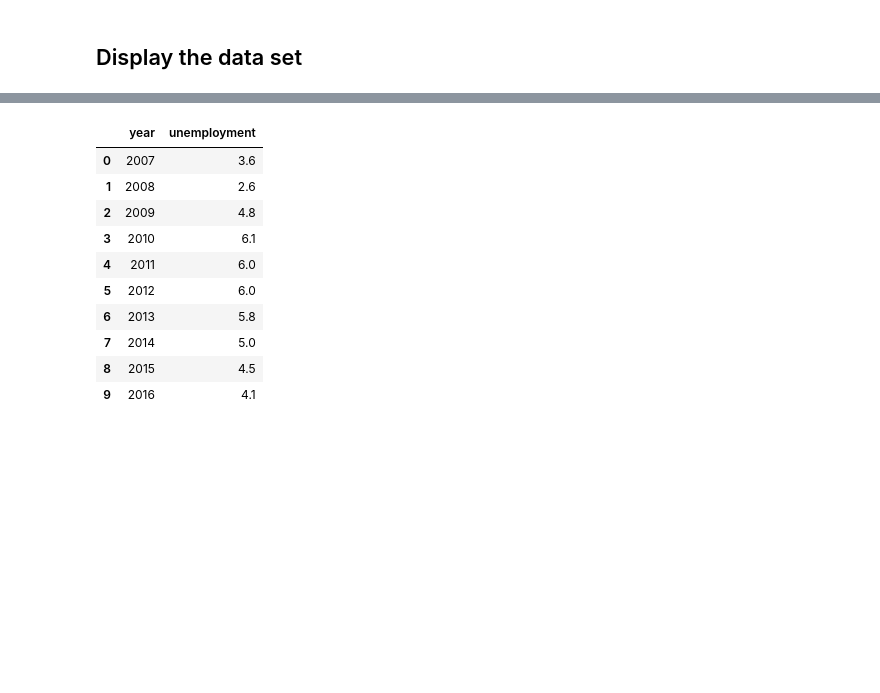
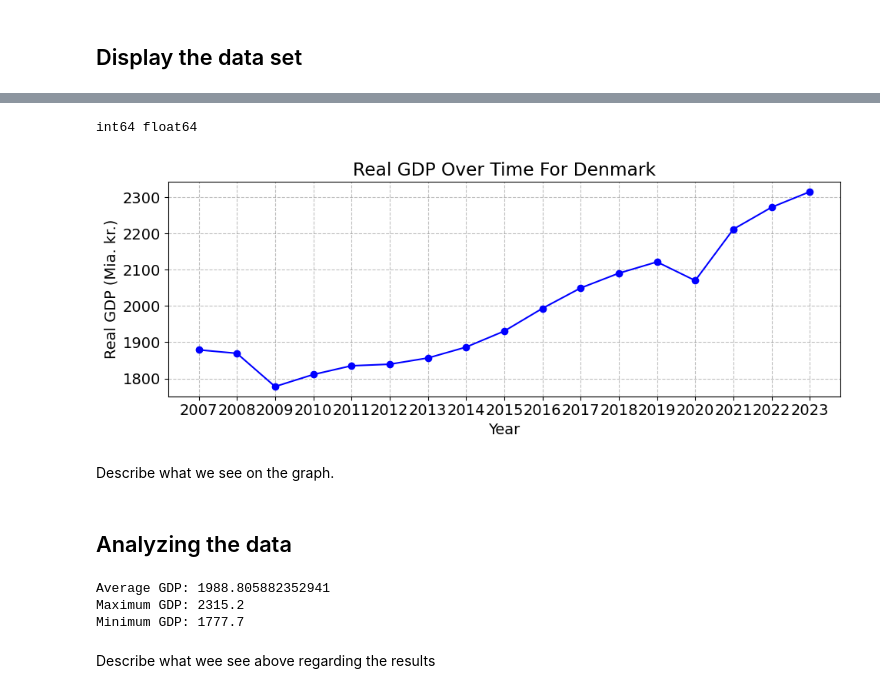
Before and after one commit to NumEconCopenhagen/projects-2024-sulaiman-phil-og-rabiah, a Jupyter notebook: dataproject/dataproject.ipynb, the cells around one changed output, grey strips where cells are left out. Saved outputs shown, nothing was run; the diff lists cells and outputs as text; code cells hidden in the pictures; blank space fills up the shorter version.

```diff
--- a/dataproject/dataproject.ipynb
+++ b/dataproject/dataproject.ipynb
@@ -433,14 +419,52 @@ PRIS111.head(10)
-# %%
-unemp.head(10)
-# %% [output]
-|  | year | unemployment |
-| 0 | 2007 | 3.6 |
-| 1 | 2008 | 2.6 |
-| 2 | 2009 | 4.8 |
-| 3 | 2010 | 6.1 |
-| 4 | 2011 | 6.0 |
-| 5 | 2012 | 6.0 |
-| 6 | 2013 | 5.8 |
-| 7 | 2014 | 5.0 |
-| 8 | 2015 | 4.5 |
-| 9 | 2016 | 4.1 |
+# %%
+#Here we print what type the to columns is.
+type_ = GDP['Year'].dtype
+type1_ = GDP['Real GDP'].dtype
+print(type_,type1_)
+# %% [output]
+int64 float64
+# %%
+# We convert 'Year' column to integer if it's stored as string
+GDP['Year'] = pd.to_numeric(GDP['Year'], errors='coerce')
+# Here we do the same converting column Real GDP to a numeric type
+GDP['Real GDP'] = pd.to_numeric(GDP['Real GDP'], errors='coerce')
+# %%
+# We sort our DataFrame by the 'Year' column
+GDP.sort_values(by='Year', inplace=True)
+
+# Plotting the graph for Real GDP
+plt.figure(figsize=(10, 4))
+plt.plot(GDP['Year'], GDP['Real GDP'], marker='o', color='blue')
+plt.ylabel('Real GDP (Mia. kr.)')
+plt.title('Real GDP Over Time For Denmark')
+plt.xticks(GDP['Year'].unique())  # Set x-ticks to unique years
+plt.xlabel('Year')
+plt.grid(True)  # Add gridlines
+plt.tight_layout()
+plt.show()
+
+##Spørg Jonas hvordan man får mere mellemrum på x-aksen ift. year.
+# %% [output]
+[figure, added]
+# %% [markdown]
+Describe what we see on the graph.
+# %% [markdown]
+## Analyzing the data
+# %%
+# Calculate average GDP
+average_GDP = GDP['Real GDP'].mean()
+
+# Calculate maximum and minimum GDP
+max_GDP = GDP['Real GDP'].max()
+min_GDP = GDP['Real GDP'].min()
+
+# Print the results
+print("Average GDP:", average_GDP)
+print("Maximum GDP:", max_GDP)
+print("Minimum GDP:", min_GDP)
+# %% [output]
+Average GDP: 1988.805882352941
+Maximum GDP: 2315.2
+Minimum GDP: 1777.7
+# %% [markdown]
+Describe what wee see above regarding the results
```
Also changed, not shown: parts of 5 cells of this notebook, 1 other file.
